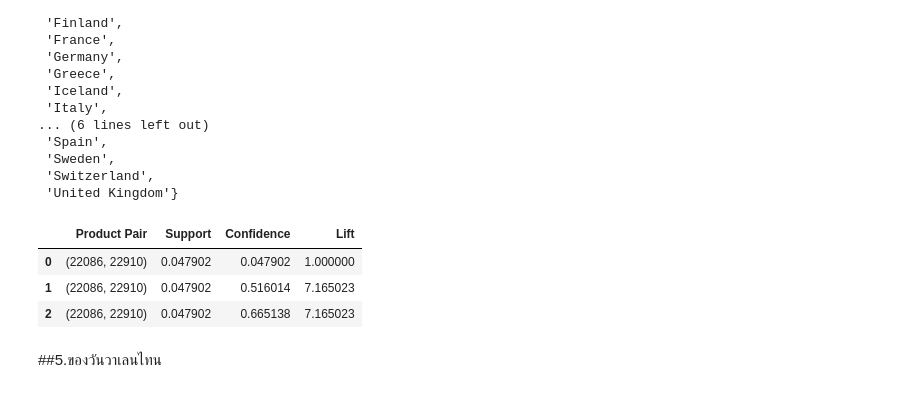
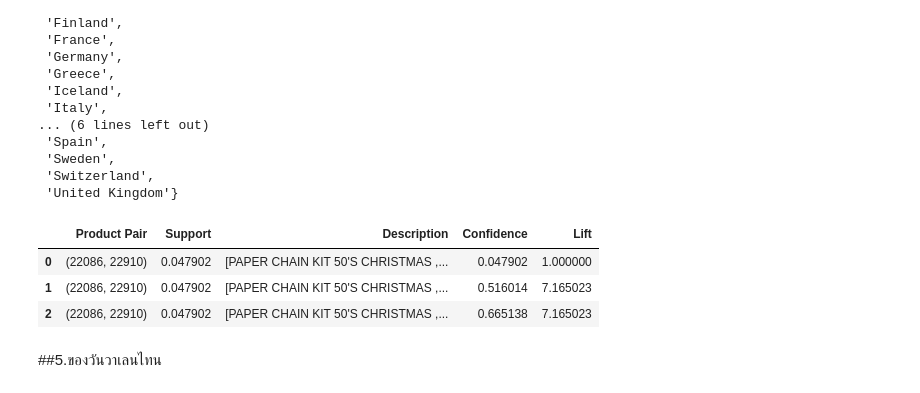
Before and after one commit to Pimchanok6430205105/BSC_DPDM23, a Jupyter notebook: สำเนาของ_Frequent_Patterns_(Association_Rules).ipynb, the cells around one changed output. Drawn from its saved outputs; the diff is of its cells as text; code cells hidden in the pictures.

```diff
--- a/สำเนาของ_Frequent_Patterns_(Association_Rules).ipynb
+++ b/สำเนาของ_Frequent_Patterns_(Association_Rules).ipynb
@@ -517,39 +517,48 @@ set(filtered_XmasAndNY['Country'])
 # %%
 import pandas as pd
 
 # Given data
 relation_record = {
     'items': frozenset({'22086', '22910'}),
     'support': 0.04790221341261976,
     'ordered_statistics': [
         {'items_base': frozenset(), 'items_add': frozenset({'22086', '22910'}),
          'confidence': 0.04790221341261976, 'lift': 1.0},
         {'items_base': frozenset({'22086'}), 'items_add': frozenset({'22910'}),
          'confidence': 0.5160142348754448, 'lift': 7.165023343889778},
         {'items_base': frozenset({'22910'}), 'items_add': frozenset({'22086'}),
          'confidence': 0.6651376146788991, 'lift': 7.165023343889778}
     ]
 }
 
 # Create a DataFrame
-summary_df = pd.DataFrame(columns=['Product Pair', 'Support', 'Confidence', 'Lift'])
+summary_df = pd.DataFrame(columns=['Product Pair', 'Support', 'Description', 'Confidence', 'Lift'])
 
 # Populate the DataFrame
 for stat in relation_record['ordered_statistics']:
+    product_pair = relation_record['items']
+    support = relation_record['support']
+    confidence = stat['confidence']
+    lift = stat['lift']
+
+    # Get descriptions based on StockCodes
+    descriptions = [data[data['StockCode'] == stock_code]['Description'].iloc[0] for stock_code in product_pair]
+
     summary_df = summary_df.append({
-        'Product Pair': relation_record['items'],
-        'Support': relation_record['support'],
-        'Confidence': stat['confidence'],
-        'Lift': stat['lift']
+        'Product Pair': product_pair,
+        'Support': support,
+        'Description': descriptions,
+        'Confidence': confidence,
+        'Lift': lift
     }, ignore_index=True)
 
 # Display the summary DataFrame
 summary_df
 # %% [output]
-|  | Product Pair | Support | Confidence | Lift |
-| 0 | (22086, 22910) | 0.047902 | 0.047902 | 1.000000 |
-| 1 | (22086, 22910) | 0.047902 | 0.516014 | 7.165023 |
-| 2 | (22086, 22910) | 0.047902 | 0.665138 | 7.165023 |
+|  | Product Pair | Support | Description | Confidence | Lift |
+| 0 | (22086, 22910) | 0.047902 | [PAPER CHAIN KIT 50'S CHRISTMAS ,... | 0.047902 | 1.000000 |
+| 1 | (22086, 22910) | 0.047902 | [PAPER CHAIN KIT 50'S CHRISTMAS ,... | 0.516014 | 7.165023 |
+| 2 | (22086, 22910) | 0.047902 | [PAPER CHAIN KIT 50'S CHRISTMAS ,... | 0.665138 | 7.165023 |
 # %% [markdown]
 ##5.ของวันวาเลนไทน
 # %%
```
